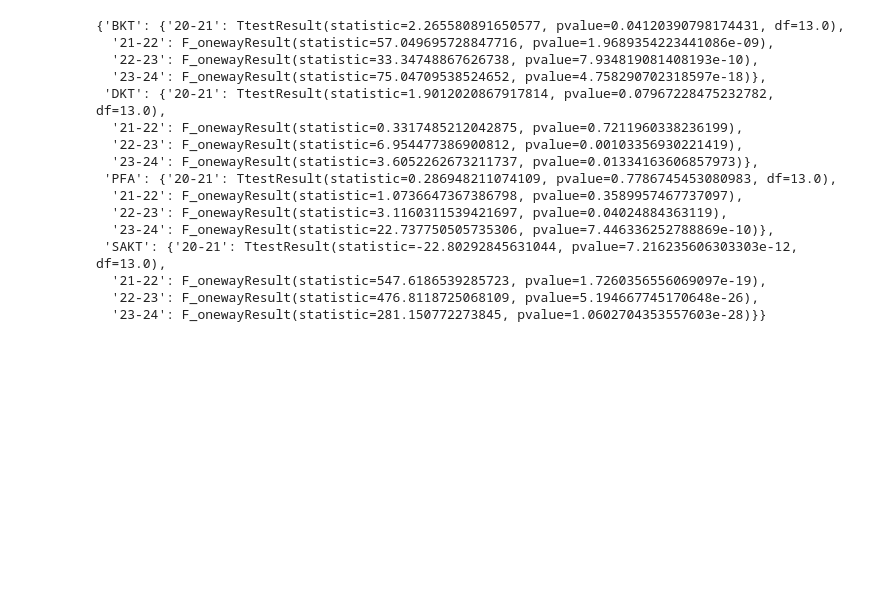
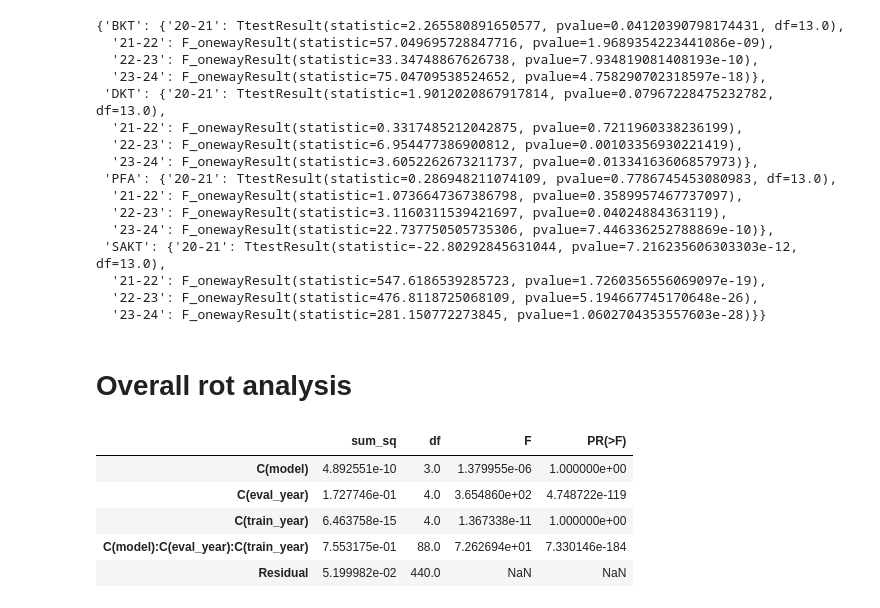
Before and after one commit to ASSISTments-IQP/LongitudinalKnowledgeTracing24, a Jupyter notebook: data_analysis.ipynb, the cells around one changed output. Cells and saved outputs as stored; diff of their text form; code cells hidden in the pictures; blank space fills up the shorter version.

```diff
--- a/data_analysis.ipynb
+++ b/data_analysis.ipynb
@@ -277,3 +265,5 @@ model_test_results
   '21-22': F_onewayResult(statistic=547.6186539285723, pvalue=1.7260356556069097e-19),
   '22-23': F_onewayResult(statistic=476.8118725068109, pvalue=5.194667745170648e-26),
   '23-24': F_onewayResult(statistic=281.150772273845, pvalue=1.0602704353557603e-28)}}
+# %% [markdown]
+# Overall rot analysis
@@ -279,0 +279,13 @@ model_test_results
+# %%
+import statsmodels.api as sm
+from statsmodels.formula.api import ols
+
+model = ols("auc ~ C(model) + C(eval_year) + C(train_year) + C(model):C(eval_year):C(train_year)", data=df).fit()
+sm.stats.anova_lm(model, typ=2)
+# %% [output]
+|  | sum_sq | df | F | PR(>F) |
+| C(model) | 4.892551e-10 | 3.0 | 1.379955e-06 | 1.000000e+00 |
+| C(eval_year) | 1.727746e-01 | 4.0 | 3.654860e+02 | 4.748722e-119 |
+| C(train_year) | 6.463758e-15 | 4.0 | 1.367338e-11 | 1.000000e+00 |
+| C(model):C(eval_year):C(train_year) | 7.553175e-01 | 88.0 | 7.262694e+01 | 7.330146e-184 |
+| Residual | 5.199982e-02 | 440.0 | NaN | NaN |
```
Also changed, not shown: parts of 9 cells of this notebook.
